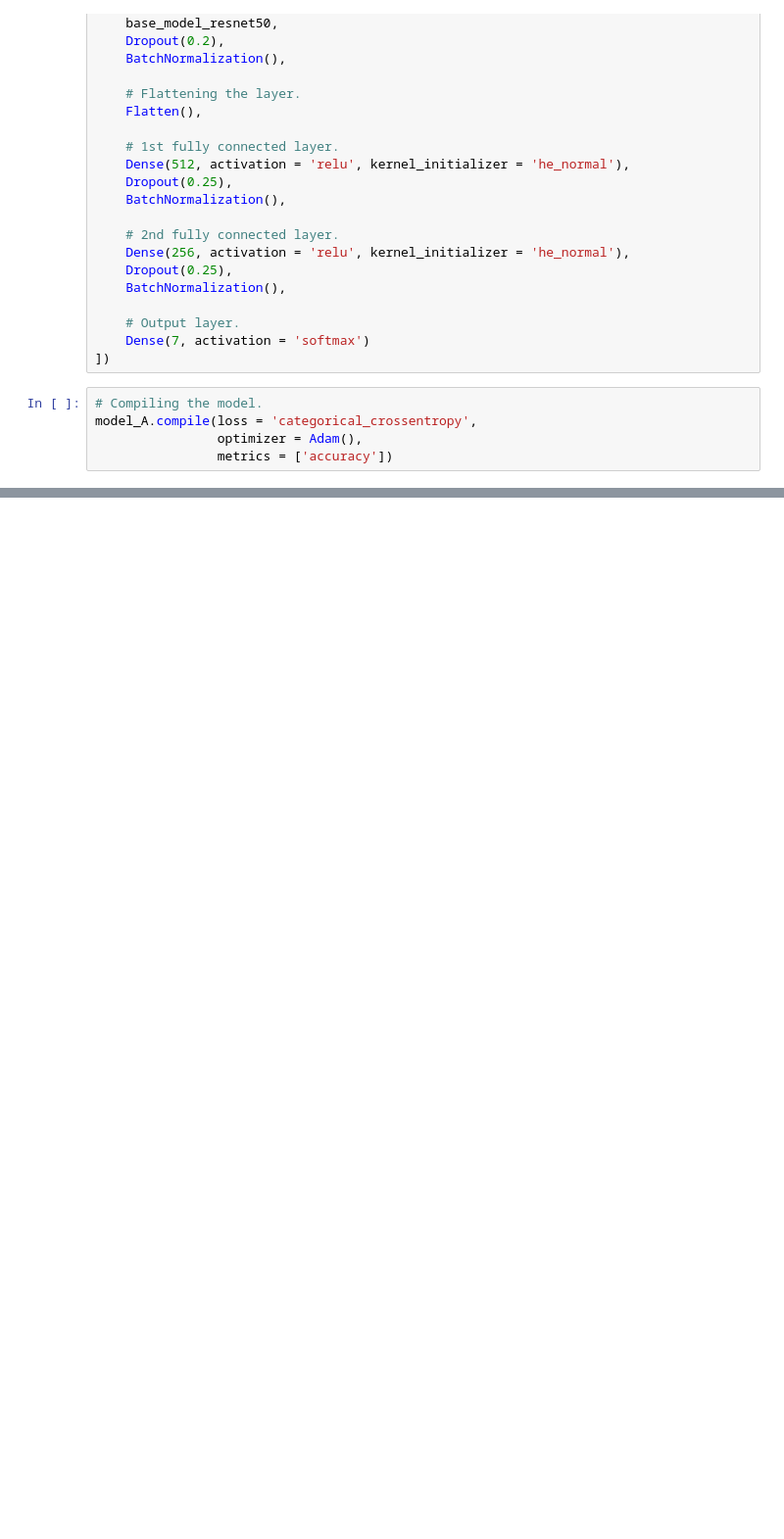
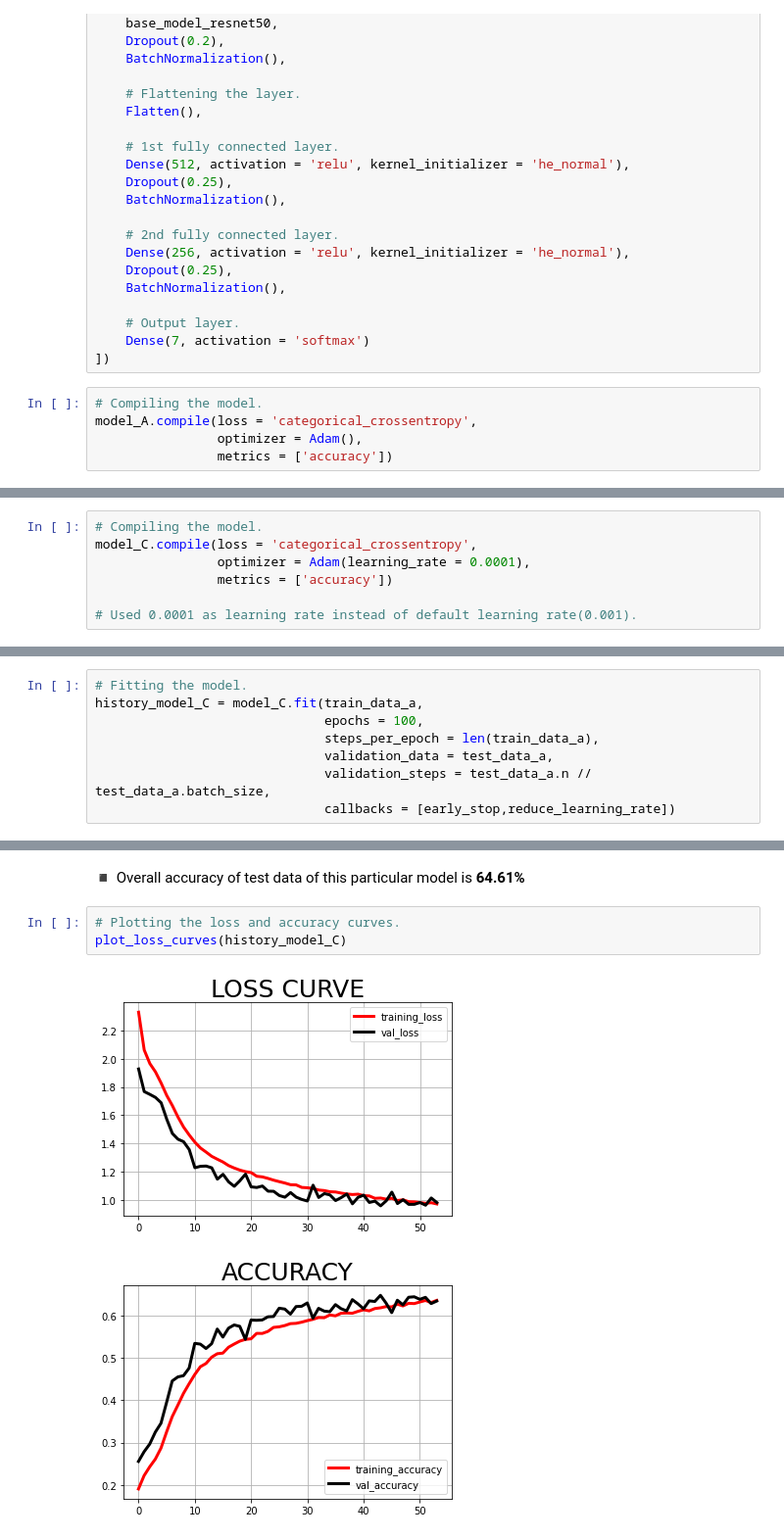
Before and after one commit to Arka1212/Live-Class-Monitoring-System-Face-Emotion-Recognition, a Jupyter notebook: Live_Class_Monitoring_System_(Face_Emotion_Recognition).ipynb, the cells around one changed output, grey strips where cells are left out. Shown at 98% size. Cells and saved outputs as stored; diff of their text form; blank space fills up the shorter version.

```diff
--- a/Live_Class_Monitoring_System_(Face_Emotion_Recognition).ipynb
+++ b/Live_Class_Monitoring_System_(Face_Emotion_Recognition).ipynb
@@ -475,0 +658,7 @@ ________________________________________________________________________________
+# %%
+# Compiling the model.
+model_C.compile(loss = 'categorical_crossentropy',
+                optimizer = Adam(learning_rate = 0.0001),
+                metrics = ['accuracy'])
+
+# Used 0.0001 as learning rate instead of default learning rate(0.001).
@@ -475,0 +688,8 @@ ________________________________________________________________________________
+# %%
+# Fitting the model.
+history_model_C = model_C.fit(train_data_a,
+                              epochs = 100,
+                              steps_per_epoch = len(train_data_a),
+                              validation_data = test_data_a,
+                              validation_steps = test_data_a.n // test_data_a.batch_size,
+                              callbacks = [early_stop,reduce_learning_rate])
@@ -475,0 +720,8 @@ ________________________________________________________________________________
+# %% [markdown]
+◾ Overall accuracy of test data of this particular model is **64.61%**
+# %%
+# Plotting the loss and accuracy curves.
+plot_loss_curves(history_model_C)
+# %% [output]
+[figure, added]
+[figure, added]
```
Also changed, not shown: parts of 65 cells of this notebook.
